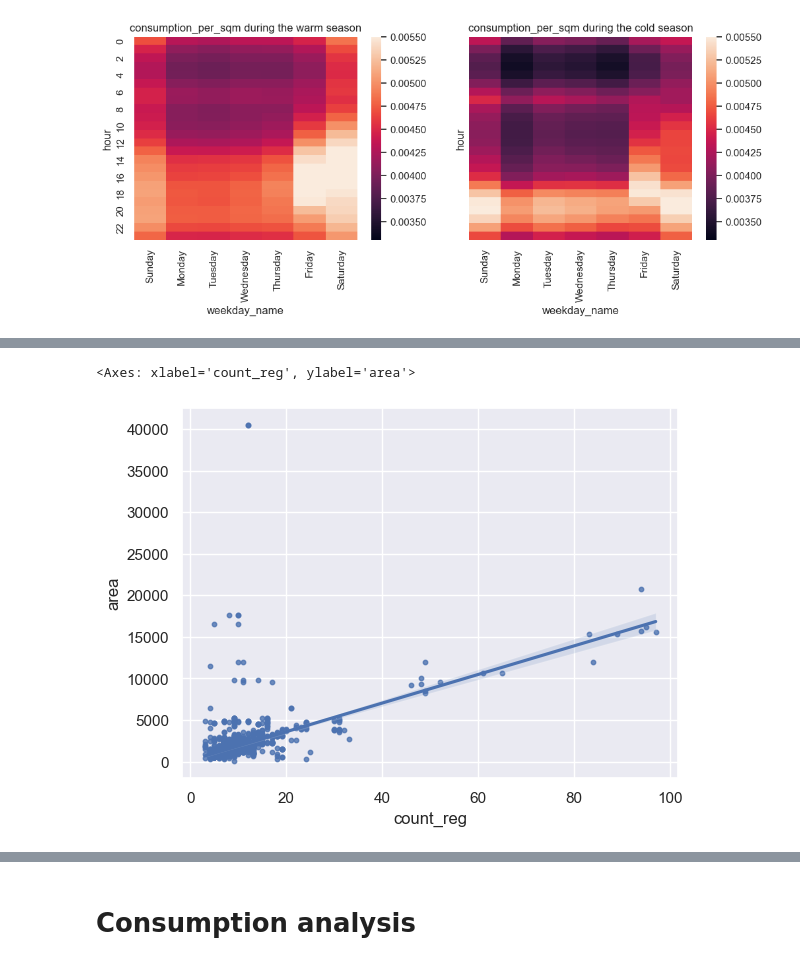
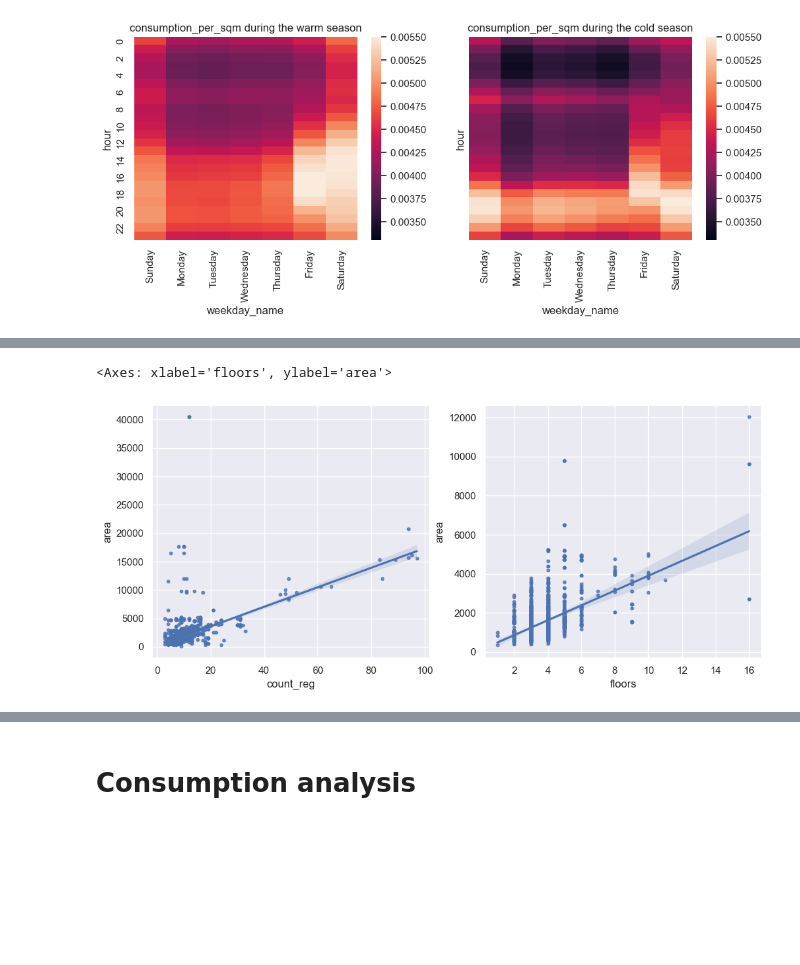
Before and after one commit to shtota/iec, a Jupyter notebook: analysis_modiin.ipynb, the cells around one changed output, grey strips where cells are left out. Saved outputs shown, nothing was run; the diff lists cells and outputs as text; code cells hidden in the pictures; blank space fills up the shorter version.

Commit message:
wip on area/district

```diff
--- a/analysis_modiin.ipynb
+++ b/analysis_modiin.ipynb
@@ -154,0 +107,10 @@ full_day_df.id.nunique()
+# %%
+tmp_df = pd.read_csv('./raw_data/buildings_in_stats_areas.csv')
+floors_dict = tmp_df[['id', 'floors']].set_index('id').to_dict()['floors']
+stat_dict = tmp_df[['id', 'stat_area']].set_index('id').to_dict()['stat_area']
+full_hour_df['floors'] = full_hour_df.id.map(lambda x: floors_dict.get(x, 0))
+full_day_df['floors'] = full_day_df.id.map(lambda x: floors_dict.get(x,0))
+id_df['floors'] = id_df.index.map(lambda x: floors_dict.get(x,0))
+full_hour_df['stat_area'] = full_hour_df.id.map(lambda x: stat_dict.get(x, 0))
+full_day_df['stat_area'] = full_day_df.id.map(lambda x: stat_dict.get(x,0))
+id_df['stat_area'] = id_df.index.map(lambda x: stat_dict.get(x,0))
@@ -239,7 +215,9 @@ sns.heatmap(table).set(title='consumption_per_sqm')
 # %%
-sns.regplot(x='count_reg', y='area', data=id_df[id_df.area > 0], scatter_kws={'s':10})
+_, ax = plt.subplots(1,2, figsize=(12,5))
+sns.regplot(x='count_reg', y='area', data=id_df[id_df.area > 0], scatter_kws={'s':10}, ax=ax[0])
+sns.regplot(x='floors', y='area', data=id_df[id_df.floors > 0], scatter_kws={'s':10}, ax=ax[1])
 # %% [output]
-<Axes: xlabel='count_reg', ylabel='area'>
+<Axes: xlabel='floors', ylabel='area'>
-[figure, old version]
+[figure, new version]
 # %%
 gr = day_df.groupby(['id']).mean(numeric_only=True)
```
Also changed, not shown: parts of 35 cells of this notebook, 3 other files.
